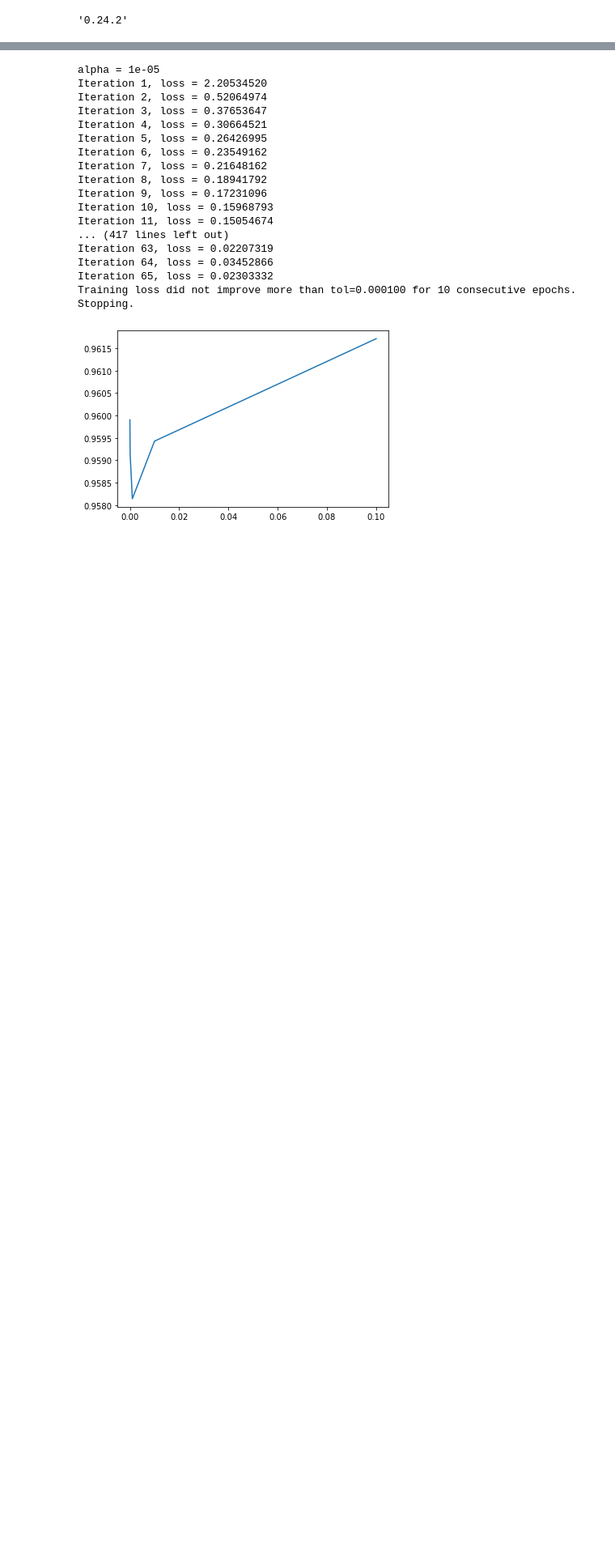
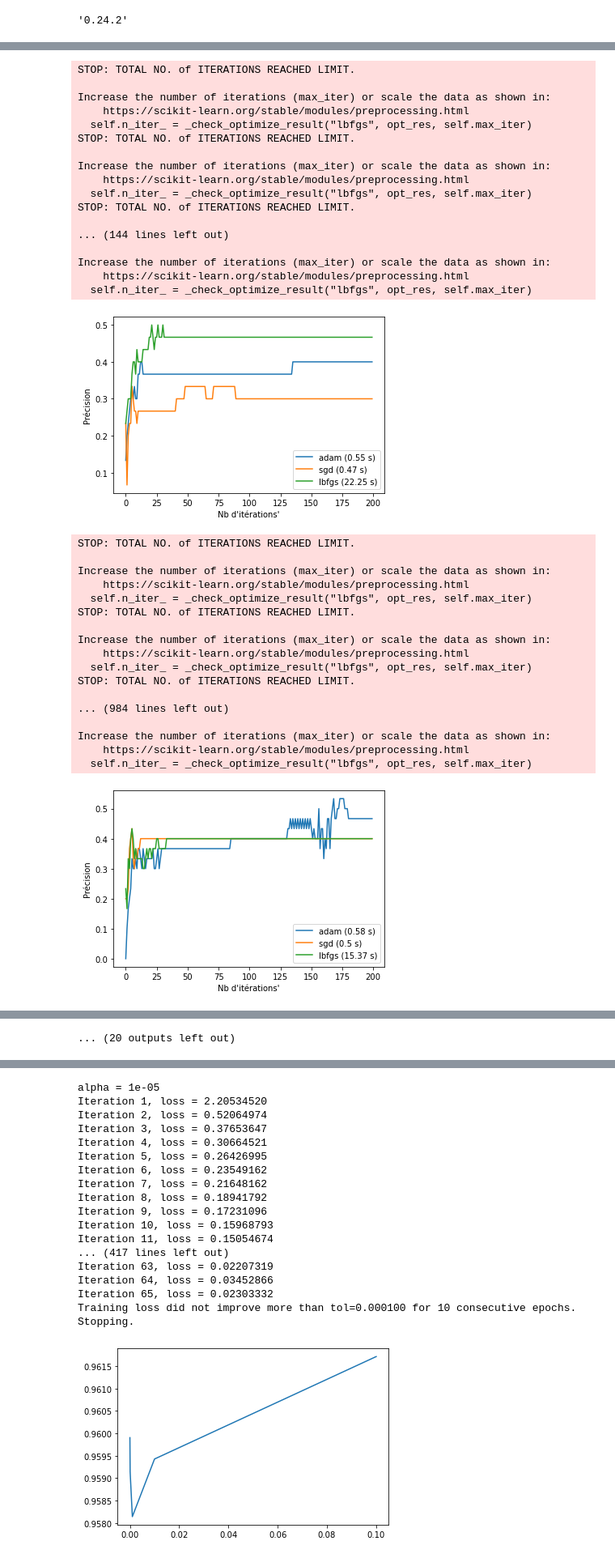
Before and after one commit to MarinoBenassai/TP-Supervise, a Jupyter notebook: MLP.ipynb, the cells around one changed output, grey strips where cells are left out. Shown at 81% size. Drawn from its saved outputs; the diff is of its cells as text; code cells hidden in the pictures; blank space fills up the shorter version.

```diff
--- a/MLP.ipynb
+++ b/MLP.ipynb
@@ -154,0 +196,62 @@ print(time.time() - start_time)
+# %%
+for taille_data in (100,1000,10000,50000):#,5000,25000
+
+    indexes = np.random.randint(70000, size=taille_data)
+    data = mnist.data.values[indexes]
+    target = mnist.target[indexes]
+    xtrain,  xtest,  ytrain,  ytest = model_selection.train_test_split(data, target, train_size = 0.7)
+
+    for hidden_layer_size in [(100,),(50,50,50),(50,50,50,50,50,50,50,50,50,50),(200,)]:
+
+        for solver in ['adam','sgd','lbfgs']:
+            clf = MLPClassifier(hidden_layer_sizes = hidden_layer_size, random_state=0, max_iter=1, warm_start=True, solver=solver)
+            precisions3a = []
+            start_time = time.time()
+
+            for i in range(200):
+                clf.fit(xtrain, ytrain)
+                precisions3a.append(precision_score(ytest, clf.predict(xtest), average='micro'))
+            temps_total = time.time() - start_time
+            plt.plot(precisions3a,label = f"{solver} ({round(temps_total,2)} s)")
+            plt.legend()
+            plt.ylabel("Précision")
+            plt.xlabel("Nb d'itérations'")
+        plt.savefig(f"solver_prec_{taille_data}_{hidden_layer_size}.png")
+        plt.show()
+# %% [output]
+STOP: TOTAL NO. of ITERATIONS REACHED LIMIT.
+
+Increase the number of iterations (max_iter) or scale the data as shown in:
+    https://scikit-learn.org/stable/modules/preprocessing.html
+  self.n_iter_ = _check_optimize_result("lbfgs", opt_res, self.max_iter)
+STOP: TOTAL NO. of ITERATIONS REACHED LIMIT.
+
+Increase the number of iterations (max_iter) or scale the data as shown in:
+    https://scikit-learn.org/stable/modules/preprocessing.html
+  self.n_iter_ = _check_optimize_result("lbfgs", opt_res, self.max_iter)
+STOP: TOTAL NO. of ITERATIONS REACHED LIMIT.
+
+... (144 lines left out)
+
+Increase the number of iterations (max_iter) or scale the data as shown in:
+    https://scikit-learn.org/stable/modules/preprocessing.html
+  self.n_iter_ = _check_optimize_result("lbfgs", opt_res, self.max_iter)
+[figure, added]
+STOP: TOTAL NO. of ITERATIONS REACHED LIMIT.
+
+Increase the number of iterations (max_iter) or scale the data as shown in:
+    https://scikit-learn.org/stable/modules/preprocessing.html
+  self.n_iter_ = _check_optimize_result("lbfgs", opt_res, self.max_iter)
+STOP: TOTAL NO. of ITERATIONS REACHED LIMIT.
+
+Increase the number of iterations (max_iter) or scale the data as shown in:
+    https://scikit-learn.org/stable/modules/preprocessing.html
+  self.n_iter_ = _check_optimize_result("lbfgs", opt_res, self.max_iter)
+STOP: TOTAL NO. of ITERATIONS REACHED LIMIT.
+
+... (984 lines left out)
+
+Increase the number of iterations (max_iter) or scale the data as shown in:
+    https://scikit-learn.org/stable/modules/preprocessing.html
+  self.n_iter_ = _check_optimize_result("lbfgs", opt_res, self.max_iter)
+[figure, added]
@@ -154,0 +330 @@ print(time.time() - start_time)
+... (20 outputs left out)
```
Also changed, not shown: parts of 33 cells of this notebook.
